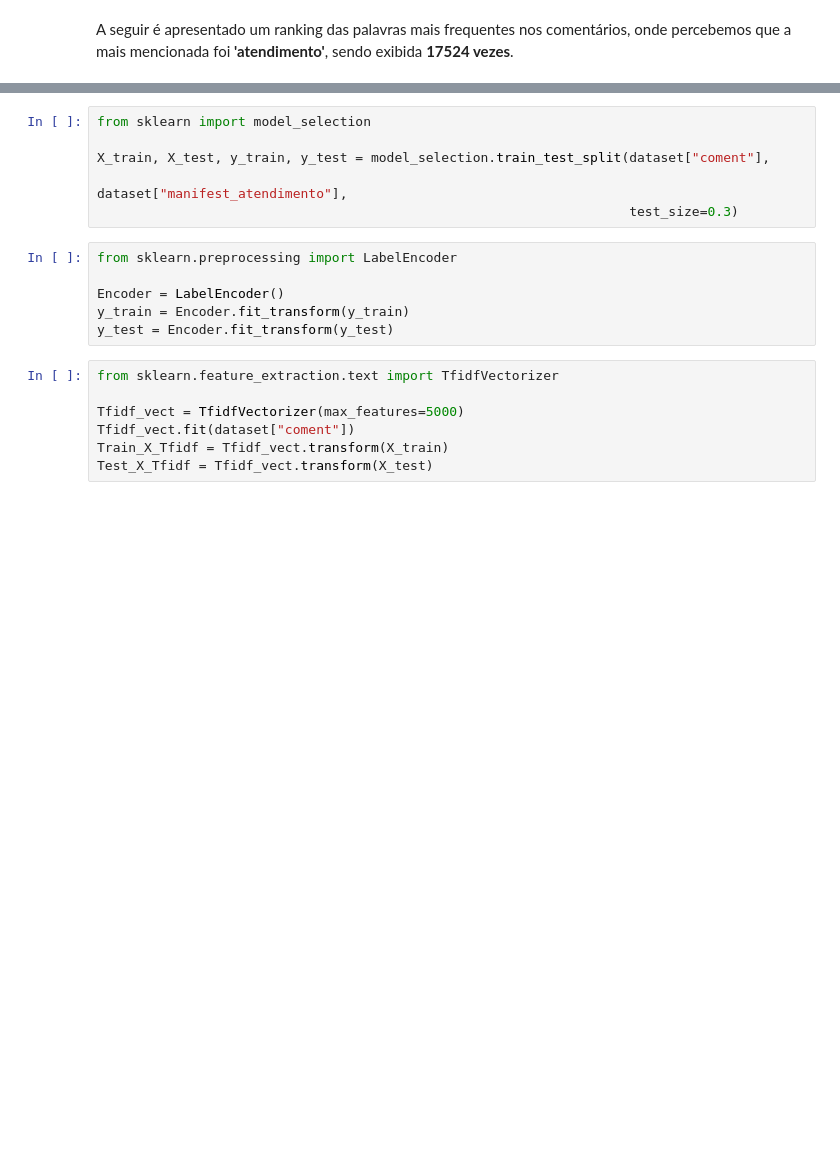
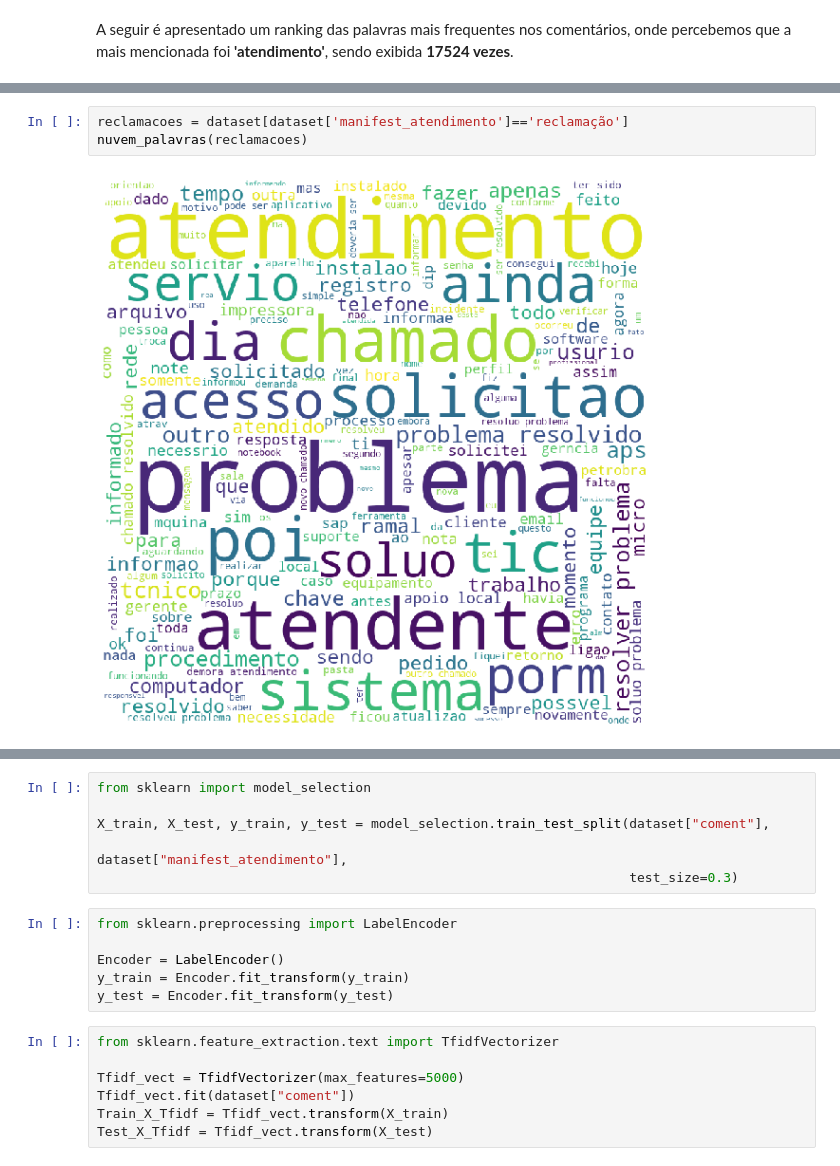
Before and after one commit to matheusro/Uniritter-topicos2-NLP, a Jupyter notebook: Trabalho_Topicos_NLP.ipynb, the cells around one changed output, grey strips where cells are left out. Drawn from its saved outputs; the diff is of its cells as text; blank space fills up the shorter version.

```diff
--- a/Trabalho_Topicos_NLP.ipynb
+++ b/Trabalho_Topicos_NLP.ipynb
@@ -276,0 +255,5 @@ plt.show()
+# %%
+reclamacoes = dataset[dataset['manifest_atendimento']=='reclamação']
+nuvem_palavras(reclamacoes)
+# %% [output]
+[figure, added]
```
Also changed, not shown: parts of 18 cells of this notebook.
